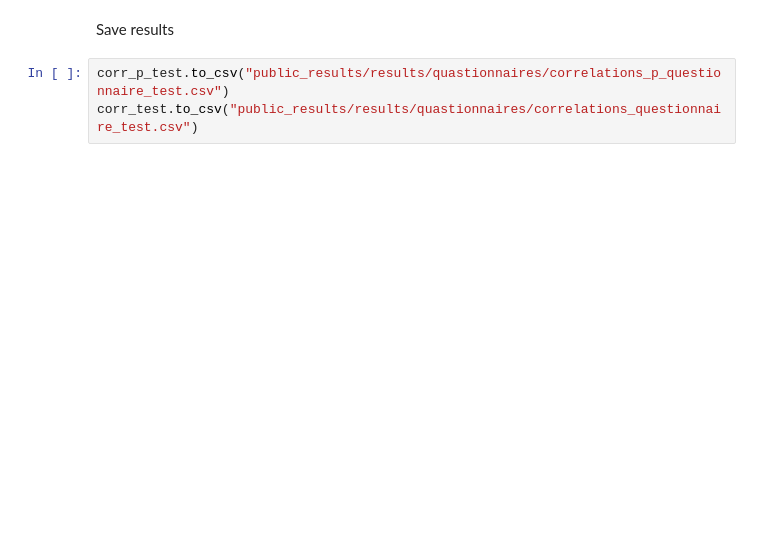
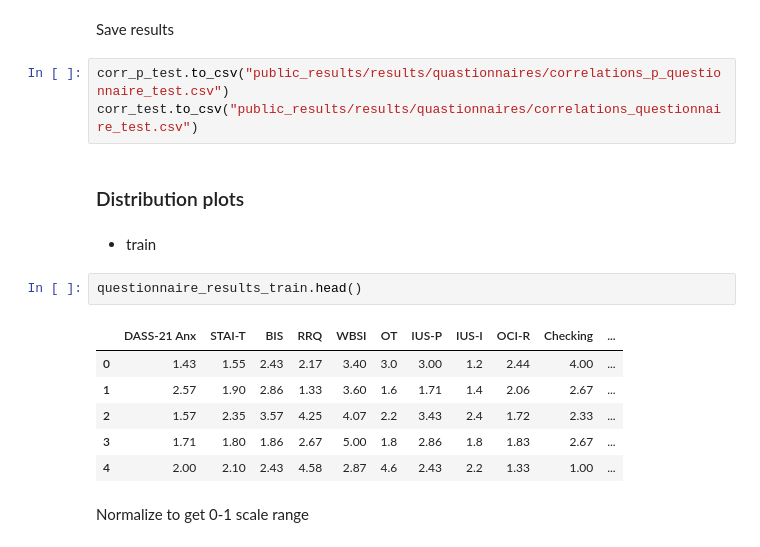
Before and after one commit to abelowska/erroneurous, a Jupyter notebook: notebooks/behavioral_results.ipynb, the cells around one changed output. Drawn from its saved outputs; the diff is of its cells as text; blank space fills up the shorter version.

```diff
--- a/notebooks/behavioral_results.ipynb
+++ b/notebooks/behavioral_results.ipynb
@@ -764,3 +767,18 @@ Save results
 # %%
 corr_p_test.to_csv("public_results/results/quastionnaires/correlations_p_questionnaire_test.csv")
 corr_test.to_csv("public_results/results/quastionnaires/correlations_questionnaire_test.csv")
+# %% [markdown]
+### Distribution plots
+# %% [markdown]
+- train
+# %%
+questionnaire_results_train.head()
+# %% [output]
+|  | DASS-21 Anx | STAI-T | BIS | RRQ | WBSI | OT | IUS-P | IUS-I | OCI-R | Checking | ... |
+| 0 | 1.43 | 1.55 | 2.43 | 2.17 | 3.40 | 3.0 | 3.00 | 1.2 | 2.44 | 4.00 | ... |
+| 1 | 2.57 | 1.90 | 2.86 | 1.33 | 3.60 | 1.6 | 1.71 | 1.4 | 2.06 | 2.67 | ... |
+| 2 | 1.57 | 2.35 | 3.57 | 4.25 | 4.07 | 2.2 | 3.43 | 2.4 | 1.72 | 2.33 | ... |
+| 3 | 1.71 | 1.80 | 1.86 | 2.67 | 5.00 | 1.8 | 2.86 | 1.8 | 1.83 | 2.67 | ... |
+| 4 | 2.00 | 2.10 | 2.43 | 4.58 | 2.87 | 4.6 | 2.43 | 2.2 | 1.33 | 1.00 | ... |
+# %% [markdown]
+Normalize to get 0-1 scale range
```
Also changed, not shown: parts of 26 cells of this notebook.
